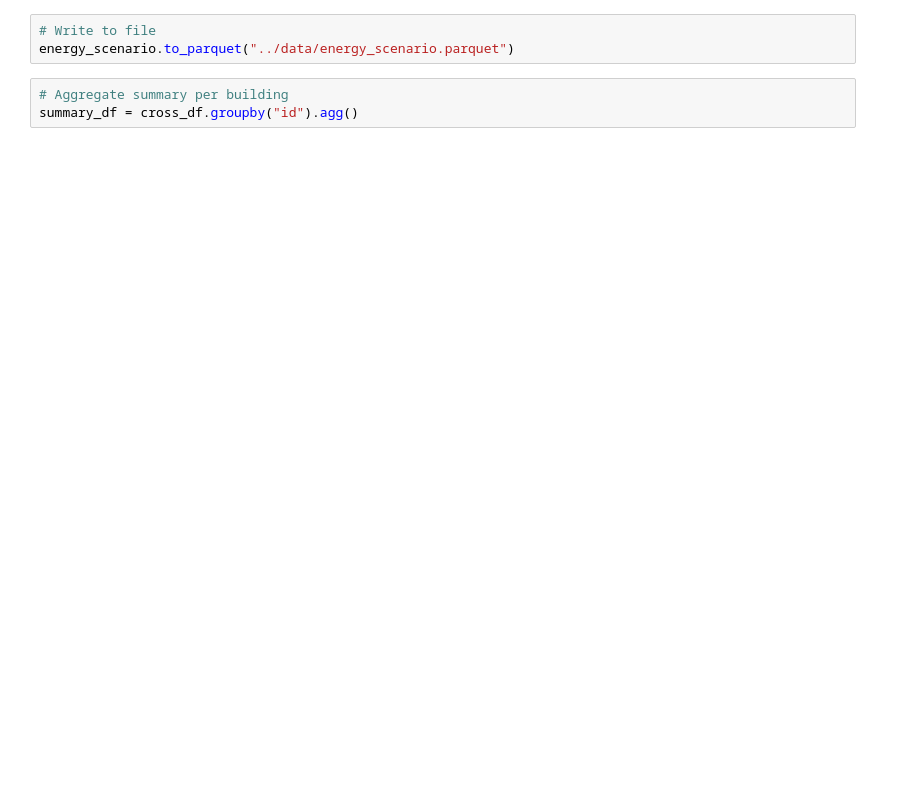
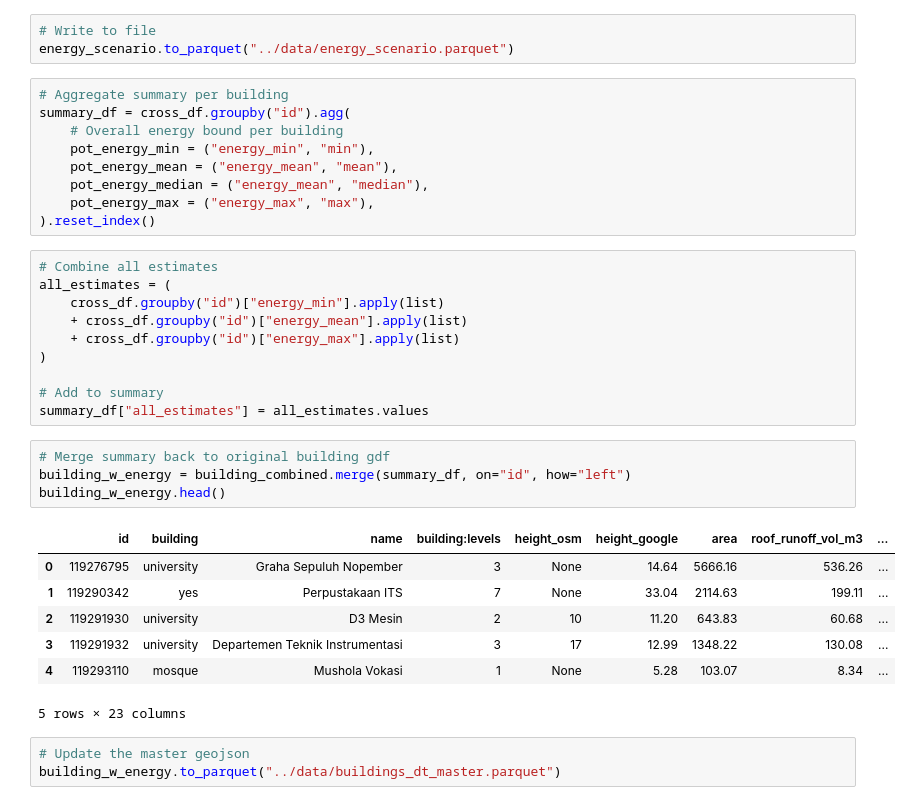
Before and after one commit to dimasrdwiaji/its-dt, a Jupyter notebook: scripts/its_dt.ipynb, the cells around one changed output. Drawn from its saved outputs; the diff is of its cells as text; blank space fills up the shorter version.

Commit message:
add solar energy estimate

```diff
--- a/scripts/its_dt.ipynb
+++ b/scripts/its_dt.ipynb
@@ -1207,4 +1207,35 @@ energy_scenario = building_combined[["id", "geometry"]].merge(
 energy_scenario.to_parquet("../data/energy_scenario.parquet")
 # %%
 # Aggregate summary per building
-summary_df = cross_df.groupby("id").agg()
+summary_df = cross_df.groupby("id").agg(
+    # Overall energy bound per building
+    pot_energy_min = ("energy_min", "min"),
+    pot_energy_mean = ("energy_mean", "mean"),
+    pot_energy_median = ("energy_mean", "median"),
+    pot_energy_max = ("energy_max", "max"),
+).reset_index()
+# %%
+# Combine all estimates
+all_estimates = (
+    cross_df.groupby("id")["energy_min"].apply(list)
+    + cross_df.groupby("id")["energy_mean"].apply(list)
+    + cross_df.groupby("id")["energy_max"].apply(list)
+)
+
+# Add to summary
+summary_df["all_estimates"] = all_estimates.values
+# %%
+# Merge summary back to original building gdf
+building_w_energy = building_combined.merge(summary_df, on="id", how="left")
+building_w_energy.head()
+# %% [output]
+|  | id | building | name | building:levels | height_osm | height_google | area | roof_runoff_vol_m3 | ... |
+| 0 | 119276795 | university | Graha Sepuluh Nopember | 3 | None | 14.64 | 5666.16 | 536.26 | ... |
+| 1 | 119290342 | yes | Perpustakaan ITS | 7 | None | 33.04 | 2114.63 | 199.11 | ... |
+| 2 | 119291930 | university | D3 Mesin | 2 | 10 | 11.20 | 643.83 | 60.68 | ... |
+| 3 | 119291932 | university | Departemen Teknik Instrumentasi | 3 | 17 | 12.99 | 1348.22 | 130.08 | ... |
+| 4 | 119293110 | mosque | Mushola Vokasi | 1 | None | 5.28 | 103.07 | 8.34 | ... |
+5 rows × 23 columns
+# %%
+# Update the master geojson
+building_w_energy.to_parquet("../data/buildings_dt_master.parquet")
```
Also changed, not shown: 1 other file.
